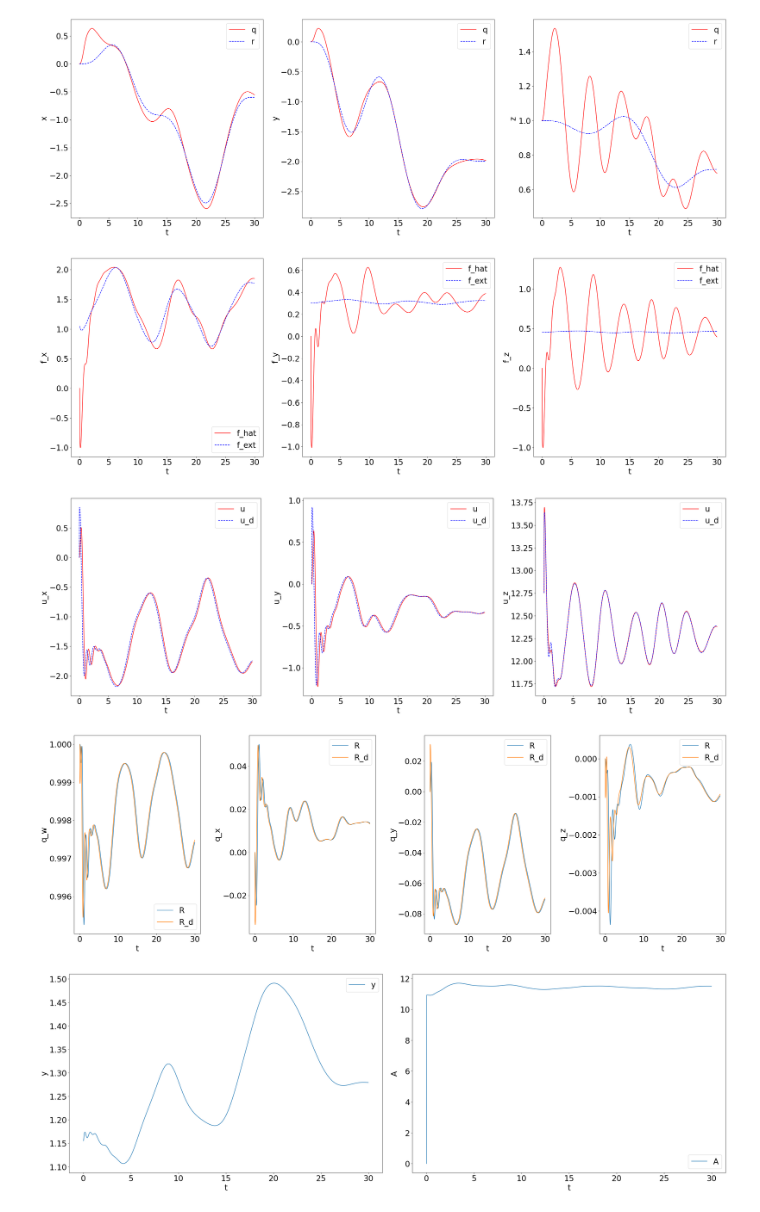
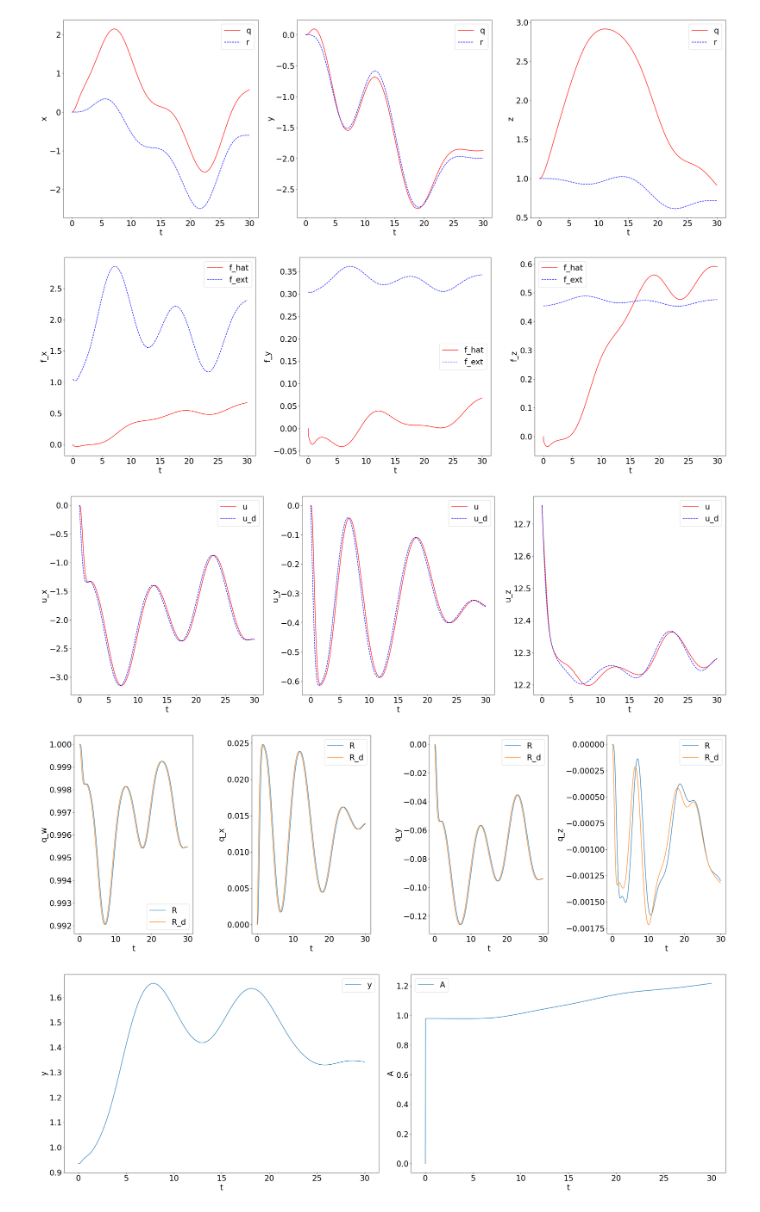
Before and after one commit to joshsohn/COML_hardware, a Jupyter notebook: test_z_up_kR.ipynb, the cells around one changed output. Cells and saved outputs as stored; diff of their text form; code cells hidden in the pictures.

```diff
--- a/test_z_up_kR.ipynb
+++ b/test_z_up_kR.ipynb
@@ -851,14 +851,15 @@ def test_simulate(ts, w, params, reference,
 
 # trial_name = 'reg_P_1_reg_k_R_1e-5'
 # filename = 'seed=0_M=50_E=1000_pinit=2.00_pfreq=2000_regP=1.0000.pkl'
-trial_name = 'reg_P_1_reg_k_R_1e-4'
-filename = 'seed=0_M=50_E=1000_pinit=2.00_pfreq=2000_regP=1.0000.pkl'
+# trial_name = 'reg_P_1_reg_k_R_1e-4'
+# filename = 'seed=0_M=50_E=1000_pinit=2.00_pfreq=2000_regP=1.0000.pkl'
 # trial_name = 'reg_P_1_reg_Kr_1e-3'
 # filename = 'seed=0_M=50_E=1000_pinit=2.00_pfreq=2000_regP=1.0000.pkl'
 # trial_name = 'reg_P_1_reg_k_R_1e-2'
 # filename = 'seed=0_M=50_E=1000_pinit=2.00_pfreq=2000_regP=1.0000.pkl'
 # trial_name = 'reg_P_1_reg_k_R_1e-1'
 # filename = 'seed=0_M=50_E=1000_pinit=2.00_pfreq=2000_regP=1.0000.pkl'
+
 # trial_name = 'reg_P_2e-3_Kr_reg_k_R_2e-3'
 # filename = 'seed=0_M=50_E=1000_pinit=2.00_pfreq=2000_regP=0.0020.pkl'
 
@@ -880,7 +881,7 @@ filename = 'seed=0_M=50_E=1000_pinit=2.00_pfreq=2000_regP=1.0000.pkl'
 # trial_name = 'reg_P_2e-3_reg_k_R_2e-3_k_R_scale_3'
 # filename = 'seed=0_M=50_E=1000_pinit=2.00_pfreq=2000_regP=0.0020.pkl'
 
-trial_name = 'reg_P_2e-3_reg_k_R_2e-3_k_Rz0.7'
+trial_name = 'reg_P_2e-3_reg_k_R_2e-3_k_R_z_0.7'
 filename = 'seed=0_M=50_E=1000_pinit=2.00_pfreq=2000_regP=0.0020.pkl'
 
 model_dir = f'train_results/{trial_name}'
@@ -917,8 +918,8 @@ k_Omega: [0.26915118 0.26750124 0.2553977 ]
-[figure, old version]
+[figure, new version]
-[figure, old version]
+[figure, new version]
-[figure, old version]
+[figure, new version]
-[figure, old version]
+[figure, new version]
-[figure, old version]
+[figure, new version]
 # %%
 pkl = f'{trial_name}/{filename}'
 with open(f'train_results/{pkl}', 'rb') as file:
```
Also changed, not shown: parts of 2 cells of this notebook, 39 other files.
